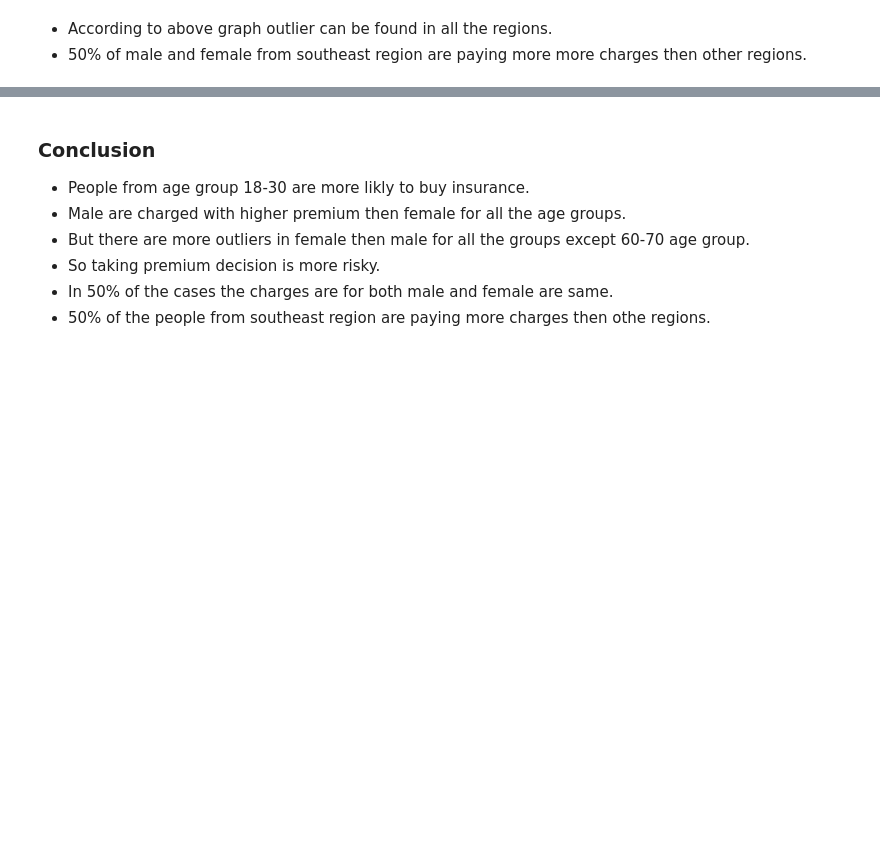
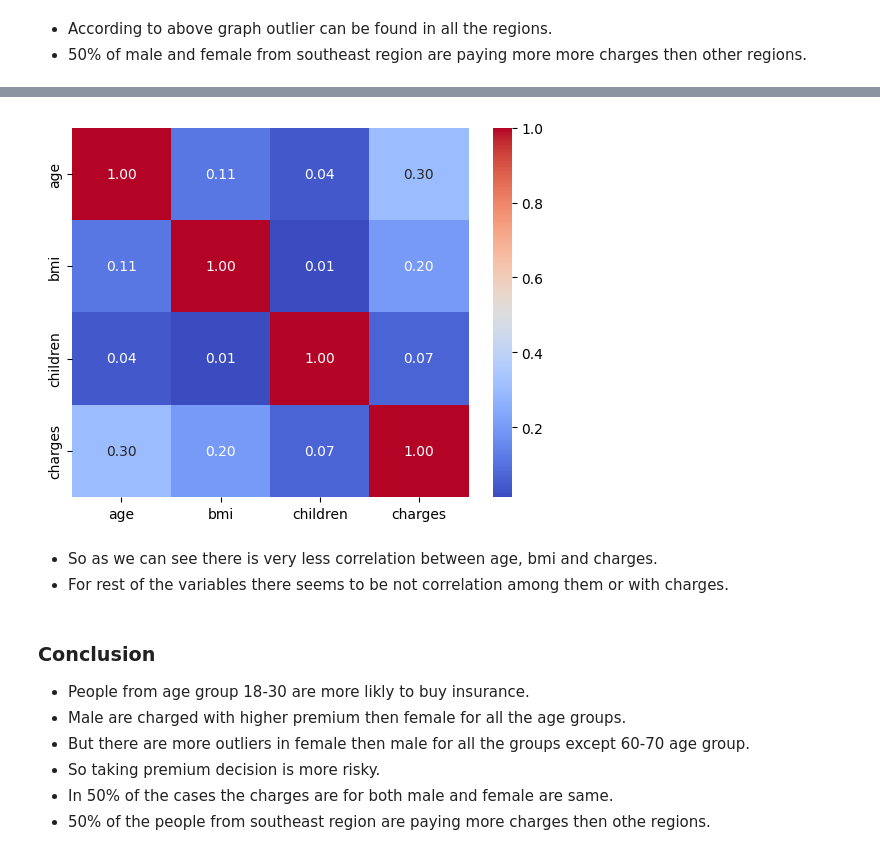
Before and after one commit to rushi0808/insurance-prediction, a Jupyter notebook: notebooks/EDA.ipynb, the cells around one changed output, grey strips where cells are left out. Drawn from its saved outputs; the diff is of its cells as text; code cells hidden in the pictures; blank space fills up the shorter version.

```diff
--- a/notebooks/EDA.ipynb
+++ b/notebooks/EDA.ipynb
@@ -142,3 +162,10 @@ plt.show()
+# %%
+sns.heatmap(data=df[df.select_dtypes(include=np.number).columns].corr(), fmt='.2f', cmap='coolwarm', annot=True);
+# %% [output]
+[figure, added]
+# %% [markdown]
+- So as we can see there is very less correlation between age, bmi and charges.
+- For rest of the variables there seems to be not correlation among them or with charges.
 # %% [markdown]
 ### Conclusion
 - People from age group 18-30 are more likly to buy insurance.
```
Also changed, not shown: parts of 5 cells of this notebook, 2 other files.
